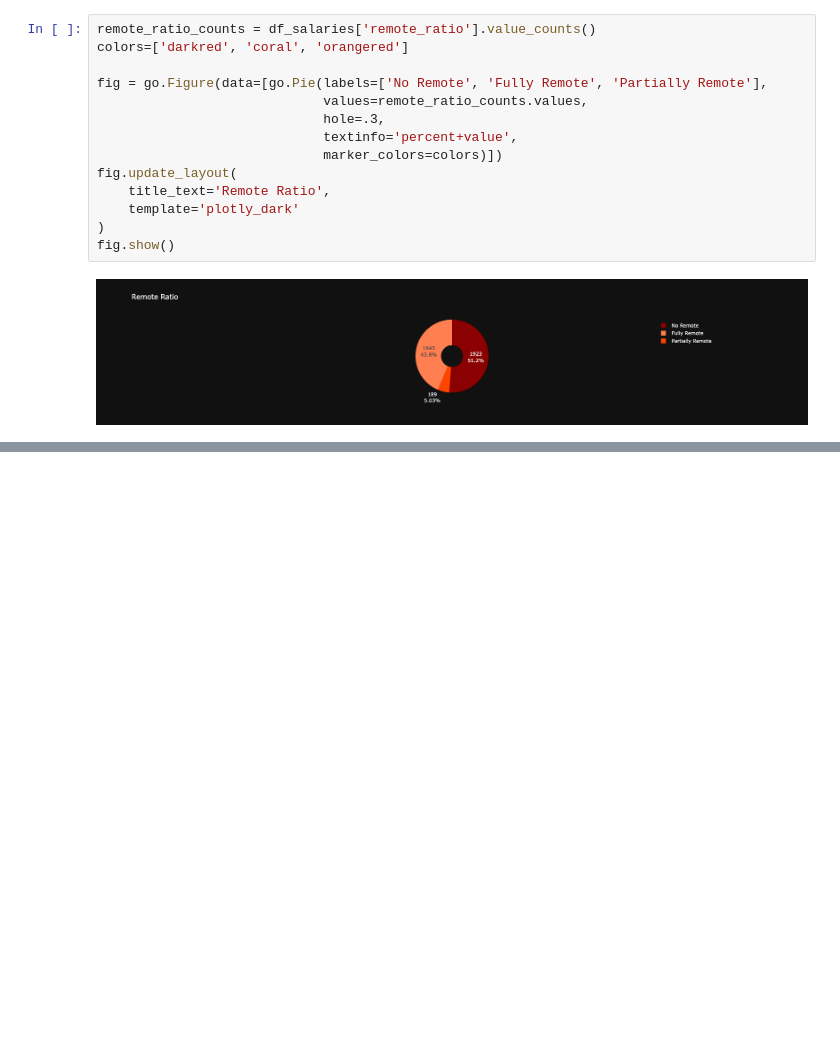
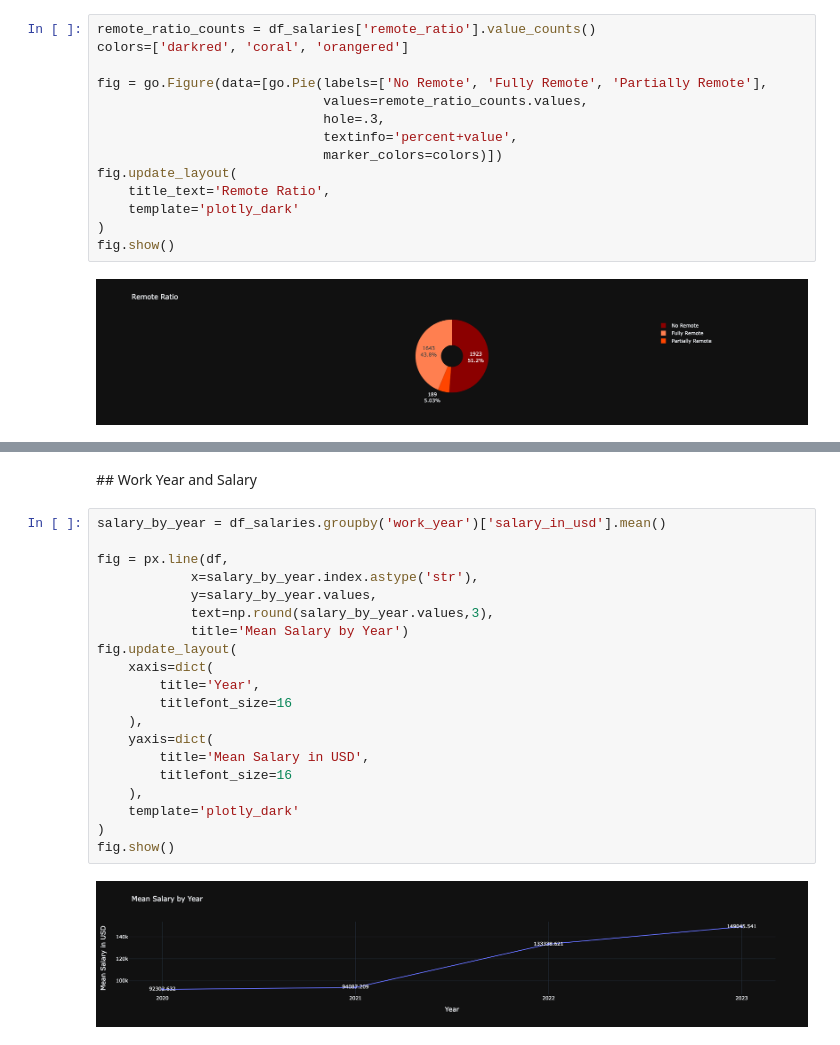
Before and after one commit to firatoncu/Introduction-to-Data-Science, a Jupyter notebook: regression/data_science_salaries/ds_salary_prediction.ipynb, the cells around one changed output, grey strips where cells are left out. Saved outputs shown, nothing was run; the diff lists cells and outputs as text; blank space fills up the shorter version.

```diff
--- a/regression/data_science_salaries/ds_salary_prediction.ipynb
+++ b/regression/data_science_salaries/ds_salary_prediction.ipynb
@@ -287,0 +349,24 @@ fig.show()
+# %% [markdown]
+## Work Year and Salary
+# %%
+salary_by_year = df_salaries.groupby('work_year')['salary_in_usd'].mean()
+
+fig = px.line(df,
+            x=salary_by_year.index.astype('str'),
+            y=salary_by_year.values,
+            text=np.round(salary_by_year.values,3),
+            title='Mean Salary by Year')
+fig.update_layout(
+    xaxis=dict(
+        title='Year',
+        titlefont_size=16
+    ),
+    yaxis=dict(
+        title='Mean Salary in USD',
+        titlefont_size=16
+    ),
+    template='plotly_dark'
+)
+fig.show()
+# %% [output]
+[figure, added]
```
Also changed, not shown: parts of 32 cells of this notebook.
